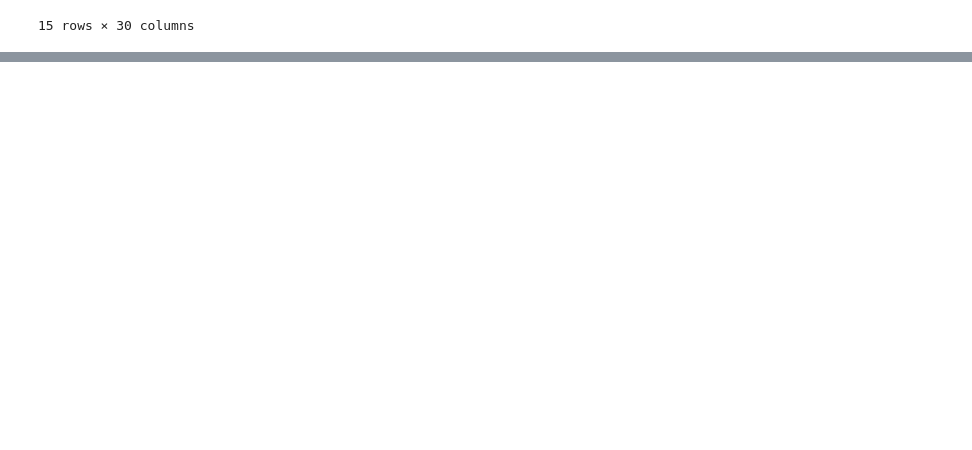
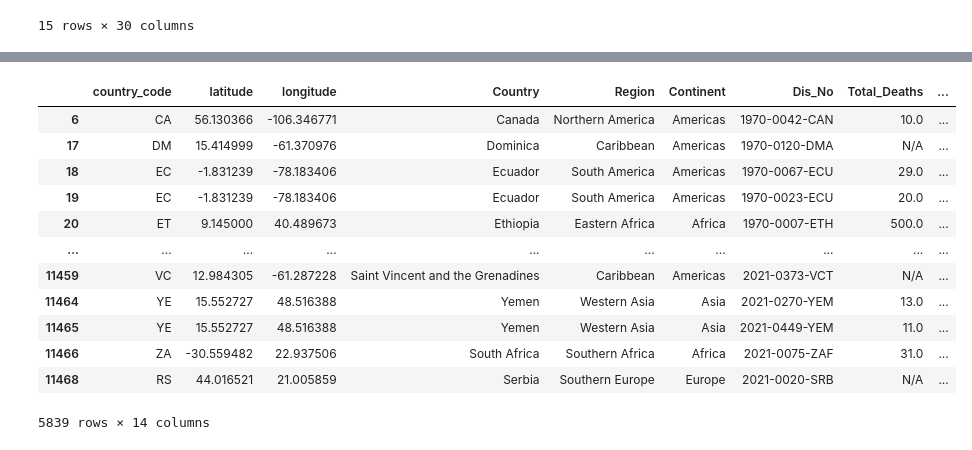
Before and after one commit to Ao-27/Project3_NaturalDisastersDataReview, a Jupyter notebook: CountryFocused_DF_csv.ipynb, the cells around one changed output, grey strips where cells are left out. Drawn from its saved outputs; the diff is of its cells as text; code cells hidden in the pictures; blank space fills up the shorter version.

```diff
--- a/CountryFocused_DF_csv.ipynb
+++ b/CountryFocused_DF_csv.ipynb
@@ -221,0 +351,27 @@ memory usage: 2.7+ MB
+# %%
+fill_na_values = {str(Reduced_GrpBy_Cols[7]):"N/A"} # ,str(Reduced_GrpBy_Cols[1]):0,str(Reduced_GrpBy_Cols[2]):0}
+
+Analysis_Reduced_merged_df3 = Analysis_Reduced_merged_df2.fillna(value=fill_na_values)
+
+new_name = {
+     "Dis No" : "Dis_No",
+     "Total Deaths":"Total_Deaths"
+}
+
+Analysis_Reduced_merged_df3 = Analysis_Reduced_merged_df3.rename(columns=new_name)
+
+Analysis_Reduced_merged_df3
+# %% [output]
+|  | country_code | latitude | longitude | Country | Region | Continent | Dis_No | Total_Deaths | ... |
+| 6 | CA | 56.130366 | -106.346771 | Canada | Northern America | Americas | 1970-0042-CAN | 10.0 | ... |
+| 17 | DM | 15.414999 | -61.370976 | Dominica | Caribbean | Americas | 1970-0120-DMA | N/A | ... |
+| 18 | EC | -1.831239 | -78.183406 | Ecuador | South America | Americas | 1970-0067-ECU | 29.0 | ... |
+| 19 | EC | -1.831239 | -78.183406 | Ecuador | South America | Americas | 1970-0023-ECU | 20.0 | ... |
+| 20 | ET | 9.145000 | 40.489673 | Ethiopia | Eastern Africa | Africa | 1970-0007-ETH | 500.0 | ... |
+| ... | ... | ... | ... | ... | ... | ... | ... | ... | ... |
+| 11459 | VC | 12.984305 | -61.287228 | Saint Vincent and the Grenadines | Caribbean | Americas | 2021-0373-VCT | N/A | ... |
+| 11464 | YE | 15.552727 | 48.516388 | Yemen | Western Asia | Asia | 2021-0270-YEM | 13.0 | ... |
+| 11465 | YE | 15.552727 | 48.516388 | Yemen | Western Asia | Asia | 2021-0449-YEM | 11.0 | ... |
+| 11466 | ZA | -30.559482 | 22.937506 | South Africa | Southern Africa | Africa | 2021-0075-ZAF | 31.0 | ... |
+| 11468 | RS | 44.016521 | 21.005859 | Serbia | Southern Europe | Europe | 2021-0020-SRB | N/A | ... |
+5839 rows × 14 columns
```
Also changed, not shown: parts of 12 cells of this notebook, 1 other file.
